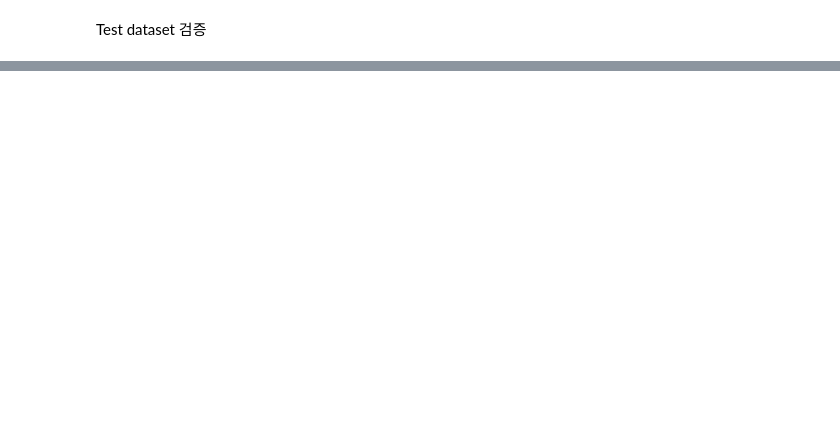
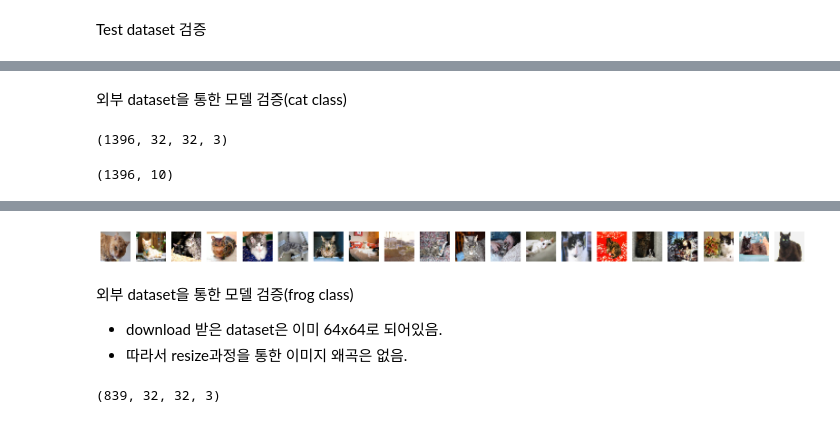
Before and after one commit to jin136/Coursera, a Jupyter notebook: Cifar_10_project/cifar_10_project .ipynb, the cells around one changed output, grey strips where cells are left out. Saved outputs shown, nothing was run; the diff lists cells and outputs as text; code cells hidden in the pictures; blank space fills up the shorter version.

```diff
--- a/Cifar_10_project/cifar_10_project .ipynb
+++ b/Cifar_10_project/cifar_10_project .ipynb
@@ -195,3 +216,50 @@ plt.show()
 예측값: cat    실제값: cat
 예측값: automobile    실제값: automobile
 [figure]
+# %% [markdown]
+외부 dataset을 통한 모델 검증(cat class)
+# %%
+import cv2
+dir=os.listdir(r'D:\GitHub_repo\Coursera\Cifar_10_project\CAT_04/')
+img_list=[]
+
+for i in range(len(dir)):
+    path=r'D:\GitHub_repo\Coursera\Cifar_10_project\CAT_04/'+dir[i]
+    image=cv2.imread(path,cv2.IMREAD_COLOR)
+    image = cv2.cvtColor(image,cv2.COLOR_BGR2RGB)
+    res=cv2.resize(image,(32,32))
+    arr=np.array(res)
+    img_list.append(arr)
+
+img=np.array(img_list)
+
+# 이미지 변환행렬 shape 확인
+img.shape
+# %% [output]
+(1396, 32, 32, 3)
+# %%
+# 정답레이블 만들기(Cat Class, 1396장의 고양이 사진으로 구성)
+# 정답 레이블이 없는 경우 predict로 각각 이미지를 모두 연산해야함
+# 정답 레이블을 직접 만들어서 evaluate로 확인
+# y_label 순서 -> ['airplane','automobile', 'bird' , 'cat' , 'deer',  'dog', 'frog' , 'horse','ship' ,'truck']
+
+lst=[[0,0,0,1,0,0,0,0,0,0]]
+for i in range(len(dir)-1):
+    lst.append([0,0,0,1,0,0,0,0,0,0])
+
+arr_label=np.array(lst)
+# 정답레이블 shape 확인
+arr_label.shape
+# %% [output]
+(1396, 10)
+# %%
+model=get_model()
+model.load_weights(model_checkpoint_best_path)
+
+
+test_loss,test_acc,test_precision,test_recall=model.evaluate(img,arr_label,verbose=1)
+plt.figure(figsize=(20,20))
+
+for i in range(20):
+    plt.subplot(1,20,i+1),plt.imshow(img[i]),plt.axis('off')
+# %% [output]
@@ -197,0 +277,26 @@ plt.show()
+[figure, added]
+# %% [markdown]
+외부 dataset을 통한 모델 검증(frog class)
+- download 받은 dataset은 이미 64x64로 되어있음.
+- 따라서 resize과정을 통한 이미지 왜곡은 없음.
+# %%
+# 정답레이블 만들기(Frog Class,839장의 개구리 사진으로 구성)
+import cv2
+
+dir_frog=os.listdir(r'D:\GitHub_repo\Coursera\Cifar_10_project\frog/')
+img_frog_list=[]
+
+for i in range(len(dir_frog)):
+    path_frog=r'D:\GitHub_repo\Coursera\Cifar_10_project\frog/'+dir_frog[i]
+    image_frog=cv2.imread(path_frog,cv2.IMREAD_COLOR)
+    image_frog = cv2.cvtColor(image_frog,cv2.COLOR_BGR2RGB)
+    res_frog=cv2.resize(image_frog,(32,32))
+    arr_frog=np.array(res_frog)
+    img_frog_list.append(arr_frog)
+
+img_frog=np.array(img_frog_list)
+
+# 이미지 변환행렬 shape 확인
+img_frog.shape
+# %% [output]
+(839, 32, 32, 3)
```
Also changed, not shown: parts of 20 cells of this notebook, 4 other files.
